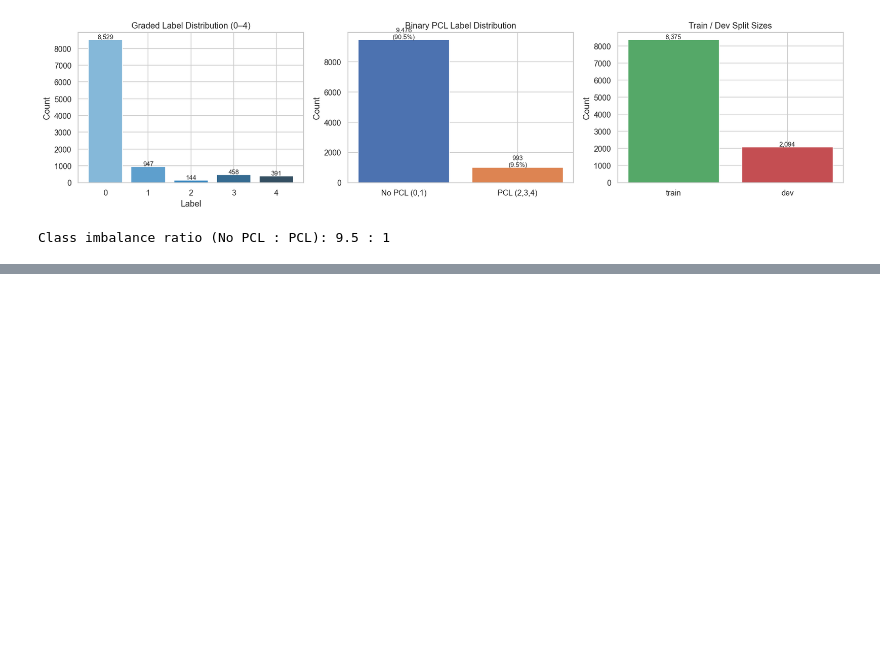
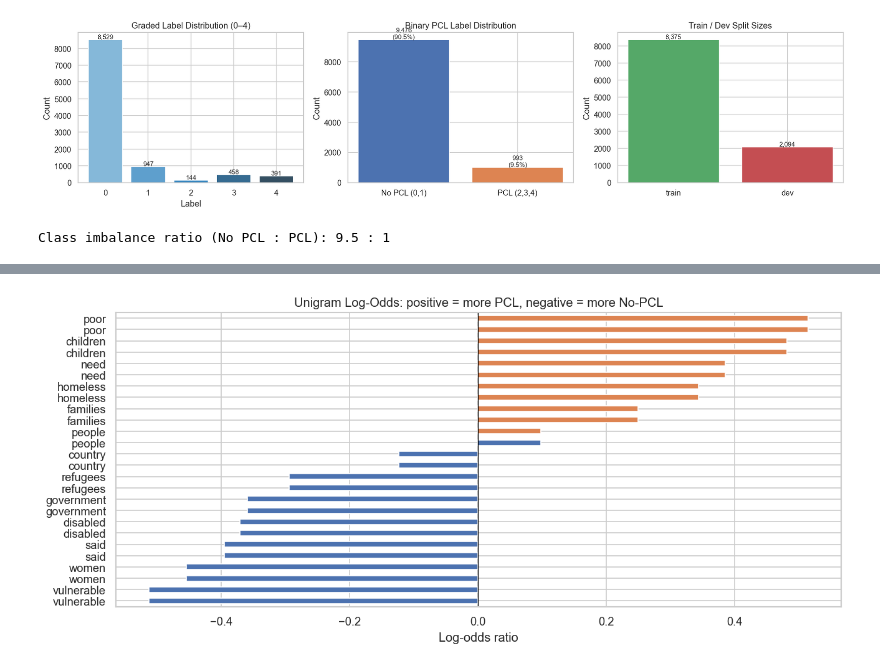
Before and after one commit to hardiv/pcl-detector, a Jupyter notebook: main.ipynb, the cells around one changed output, grey strips where cells are left out. Cells and saved outputs as stored; diff of their text form; code cells hidden in the pictures; blank space fills up the shorter version.

```diff
--- a/main.ipynb
+++ b/main.ipynb
@@ -306,0 +398,17 @@ The_poorer_the_merrier         52
+# %%
+# Most distinctive unigrams by log-odds ratio (PCL vs No-PCL)
+shared = uni_pcl.index.intersection(uni_nopcl.index)
+log_odds = np.log((uni_pcl[shared] / uni_pcl[shared].sum()) /
+                  (uni_nopcl[shared] / uni_nopcl[shared].sum()))
+
+fig, ax = plt.subplots(figsize=(11, 5))
+pd.concat([log_odds.nlargest(15), log_odds.nsmallest(15)]).sort_values().plot.barh(
+    ax=ax, color=["#4c72b0"]*15 + ["#dd8452"]*15)
+ax.axvline(0, color="black", linewidth=0.8)
+ax.set(title="Unigram Log-Odds: positive = more PCL, negative = more No-PCL",
+       xlabel="Log-odds ratio")
+plt.tight_layout()
+plt.savefig("report/figures/log_odds.png", dpi=150, bbox_inches="tight")
+plt.show()
+# %% [output]
+[figure, added]
```
Also changed, not shown: parts of 19 cells of this notebook, 11 other files.
